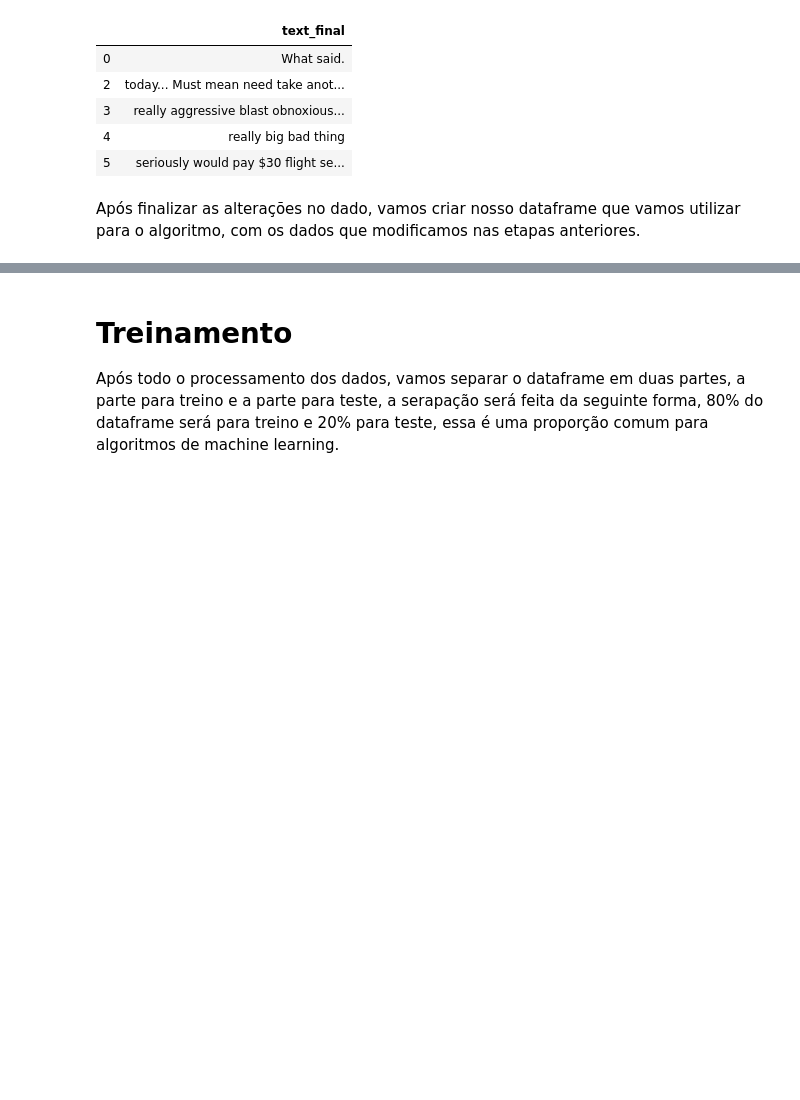
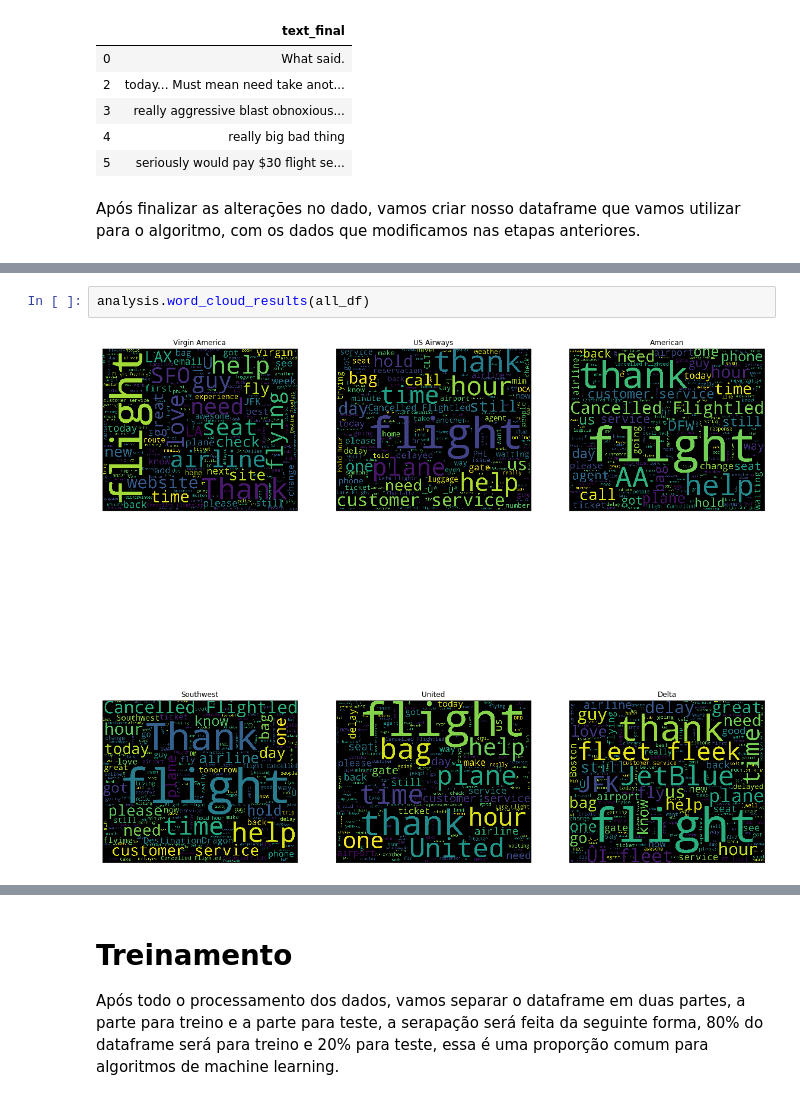
Before and after one commit to maurofloriano/cefet_ml, a Jupyter notebook: sentiment_analysis.ipynb, the cells around one changed output, grey strips where cells are left out. Cells and saved outputs as stored; diff of their text form; blank space fills up the shorter version.

```diff
--- a/sentiment_analysis.ipynb
+++ b/sentiment_analysis.ipynb
@@ -124,0 +136,4 @@ df_work.head()
+# %%
+analysis.word_cloud_results(all_df)
+# %% [output]
+[figure, added]
```
Also changed, not shown: parts of 37 cells of this notebook, 3 other files.
